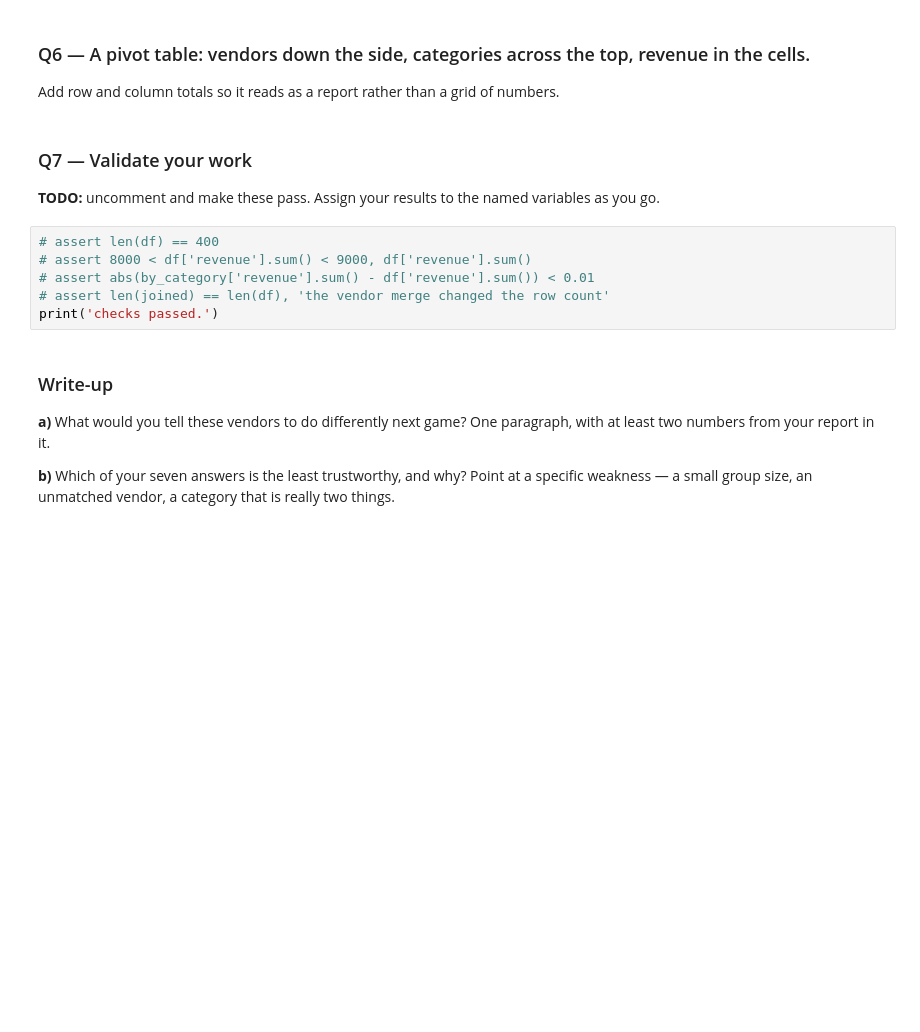
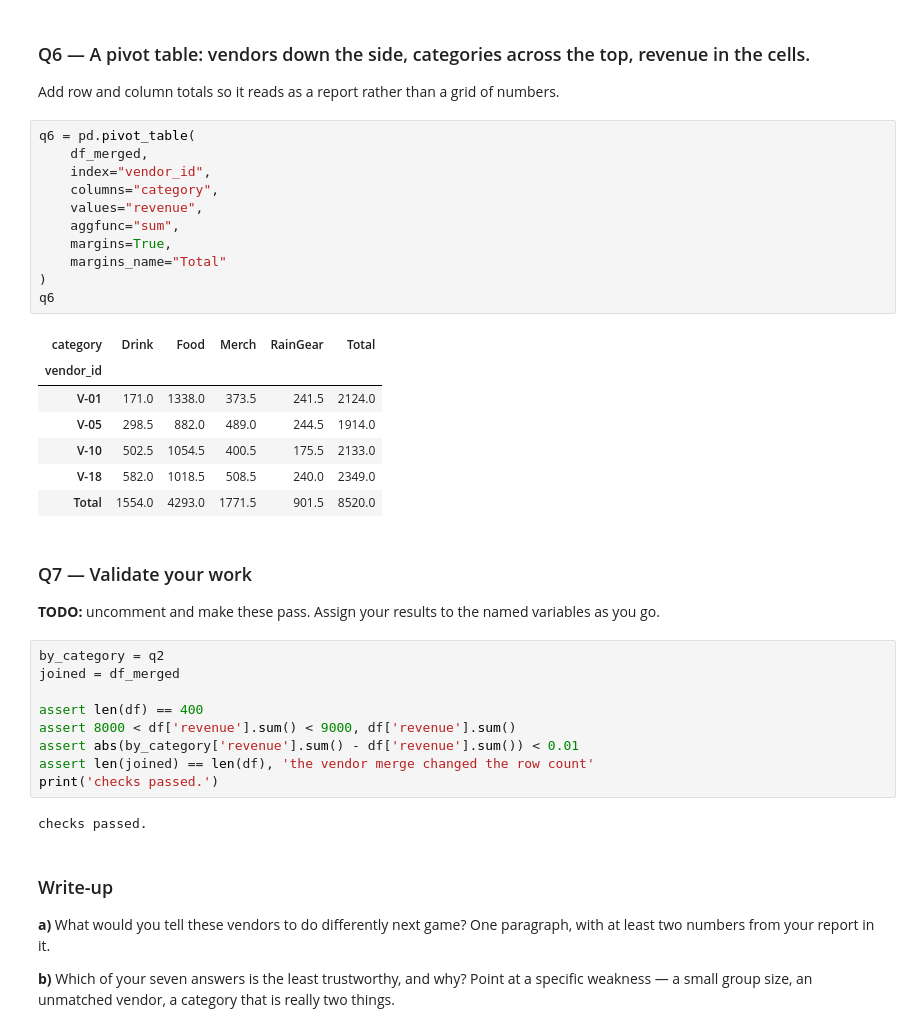
Before and after one commit to raffaellaalpaca-ai/ds2002-fa26, a Jupyter notebook: notebooks/03-pandas-cleaning/2026-09-18 — Pandas Challenge — Lab.ipynb, the cells around one changed output. Drawn from its saved outputs; the diff is of its cells as text; blank space fills up the shorter version.

```diff
--- a/notebooks/03-pandas-cleaning/2026-09-18 — Pandas Challenge — Lab.ipynb
+++ b/notebooks/03-pandas-cleaning/2026-09-18 — Pandas Challenge — Lab.ipynb
@@ -142,16 +142,40 @@ Unmatched vendor: ['V-18']
 ### Q6 — A pivot table: vendors down the side, categories across the top, revenue in the cells.
 
 Add row and column totals so it reads as a report rather than a grid of numbers.
+# %%
+q6 = pd.pivot_table(
+    df_merged,
+    index="vendor_id",
+    columns="category",
+    values="revenue",
+    aggfunc="sum",
+    margins=True,
+    margins_name="Total"
+)
+q6
+# %% [output]
+| category | Drink | Food | Merch | RainGear | Total |
+| vendor_id |  |  |  |  |  |
+| V-01 | 171.0 | 1338.0 | 373.5 | 241.5 | 2124.0 |
+| V-05 | 298.5 | 882.0 | 489.0 | 244.5 | 1914.0 |
+| V-10 | 502.5 | 1054.5 | 400.5 | 175.5 | 2133.0 |
+| V-18 | 582.0 | 1018.5 | 508.5 | 240.0 | 2349.0 |
+| Total | 1554.0 | 4293.0 | 1771.5 | 901.5 | 8520.0 |
 # %% [markdown]
 ### Q7 — Validate your work
 
 **TODO:** uncomment and make these pass. Assign your results to the named variables as you go.
 # %%
-# assert len(df) == 400
-# assert 8000 < df['revenue'].sum() < 9000, df['revenue'].sum()
-# assert abs(by_category['revenue'].sum() - df['revenue'].sum()) < 0.01
-# assert len(joined) == len(df), 'the vendor merge changed the row count'
+by_category = q2
+joined = df_merged
+
+assert len(df) == 400
+assert 8000 < df['revenue'].sum() < 9000, df['revenue'].sum()
+assert abs(by_category['revenue'].sum() - df['revenue'].sum()) < 0.01
+assert len(joined) == len(df), 'the vendor merge changed the row count'
 print('checks passed.')
+# %% [output]
+checks passed.
 # %% [markdown]
 ### Write-up
 
```
Also changed, not shown: parts of 1 cell of this notebook.
